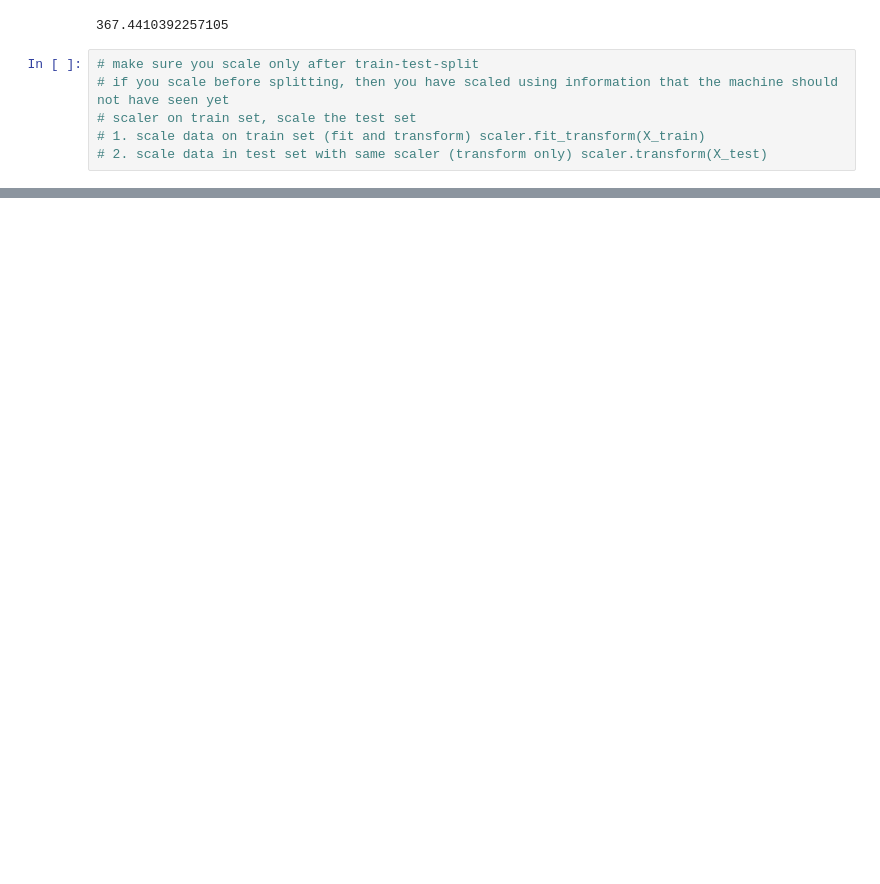
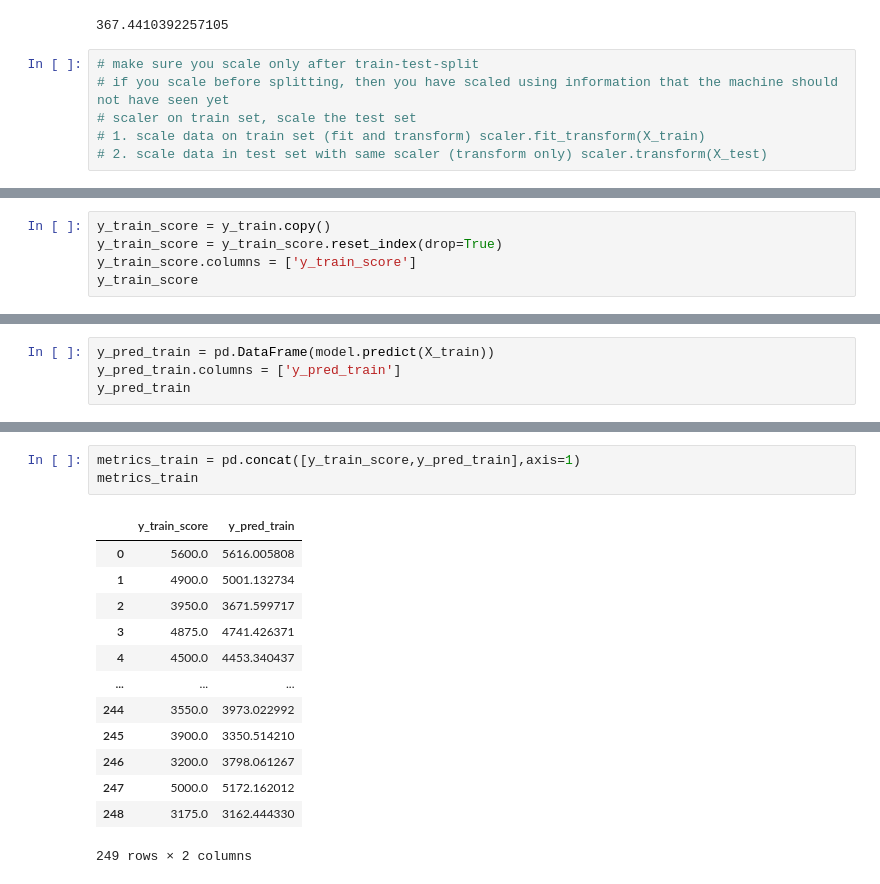
Before and after one commit to goldenrod-asters/labs-week-4, a Jupyter notebook: Linear_Reg_Example.ipynb, the cells around one changed output, grey strips where cells are left out. Cells and saved outputs as stored; diff of their text form; blank space fills up the shorter version.

```diff
--- a/Linear_Reg_Example.ipynb
+++ b/Linear_Reg_Example.ipynb
@@ -208,0 +251,5 @@ rmse # same as above! : )
+# %%
+y_train_score = y_train.copy()
+y_train_score = y_train_score.reset_index(drop=True)
+y_train_score.columns = ['y_train_score']
+y_train_score
@@ -208,0 +270,4 @@ rmse # same as above! : )
+# %%
+y_pred_train = pd.DataFrame(model.predict(X_train))
+y_pred_train.columns = ['y_pred_train']
+y_pred_train
@@ -208,0 +288,17 @@ rmse # same as above! : )
+# %%
+metrics_train = pd.concat([y_train_score,y_pred_train],axis=1)
+metrics_train
+# %% [output]
+|  | y_train_score | y_pred_train |
+| 0 | 5600.0 | 5616.005808 |
+| 1 | 4900.0 | 5001.132734 |
+| 2 | 3950.0 | 3671.599717 |
+| 3 | 4875.0 | 4741.426371 |
+| 4 | 4500.0 | 4453.340437 |
+| ... | ... | ... |
+| 244 | 3550.0 | 3973.022992 |
+| 245 | 3900.0 | 3350.514210 |
+| 246 | 3200.0 | 3798.061267 |
+| 247 | 5000.0 | 5172.162012 |
+| 248 | 3175.0 | 3162.444330 |
+249 rows × 2 columns
```
Also changed, not shown: parts of 21 cells of this notebook, 2 other files.
